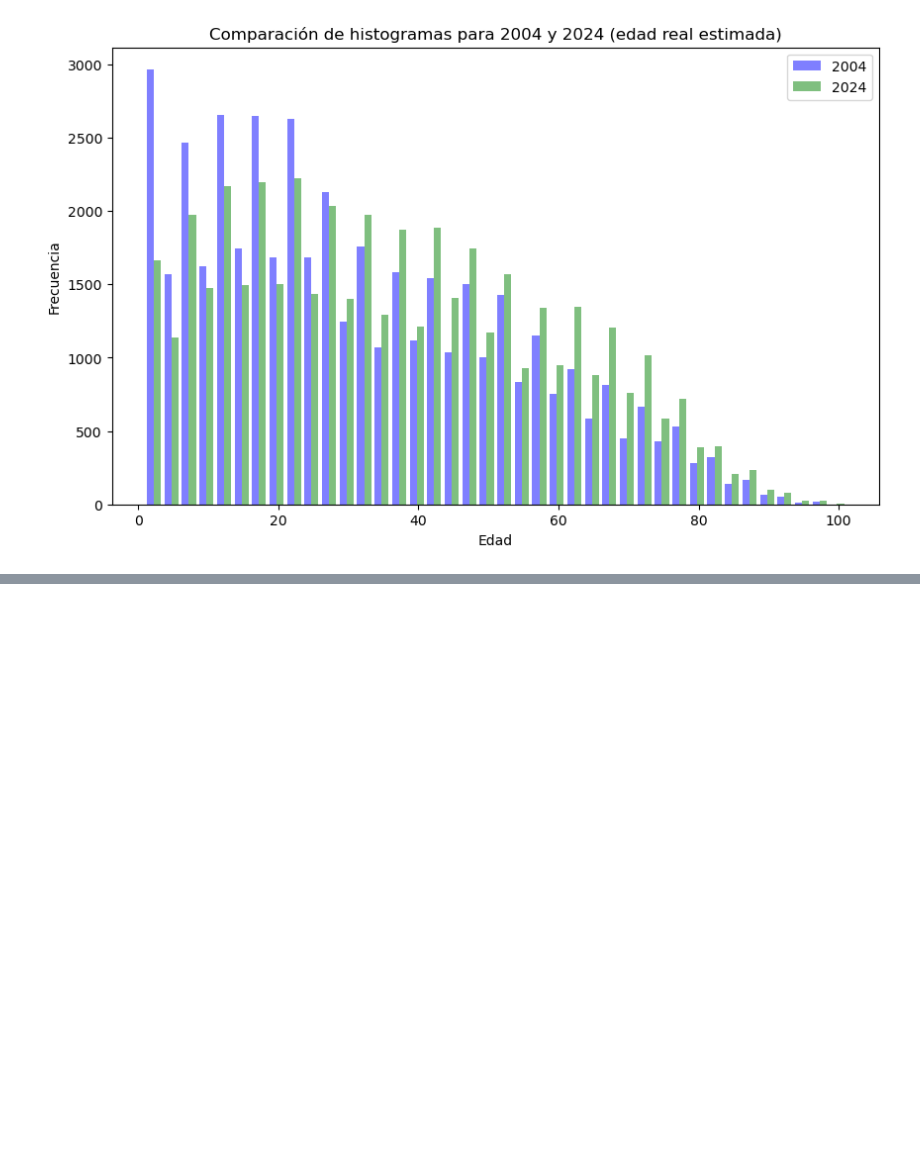
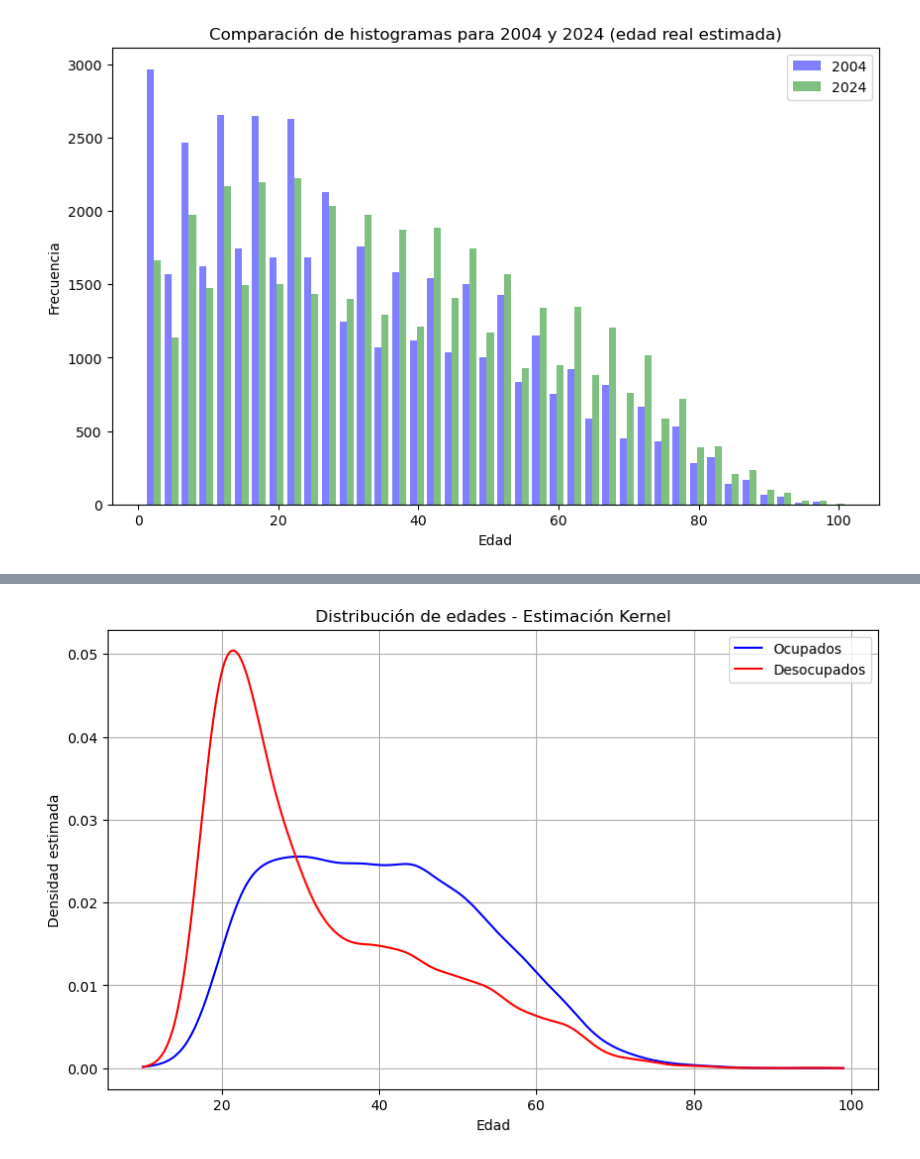
Before and after one commit to jtomasello247/Big_Data_TP3_Grupo13, a Jupyter notebook: TP3.ipynb, the cells around one changed output, grey strips where cells are left out. Drawn from its saved outputs; the diff is of its cells as text; code cells hidden in the pictures; blank space fills up the shorter version.

Commit message:
Kernel punto 1

```diff
--- a/TP3.ipynb
+++ b/TP3.ipynb
@@ -258,0 +294,12 @@ plt.show()
+# %%
+df2024estado=df2024[["ANO4","ESTADO","CH06"]]
+# %%
+df2024estado
+valores_permitidos = [1,2]  # los valores que querés conservar
+
+df2024estado = df2024estado[df2024estado['ESTADO'].isin(valores_permitidos)]
+# %%
+df2024estado = df2024estado.rename(columns={"ESTADO": "estado","ANO4":"año","CH06":"edad"})
+# %%
+PanelB = pd.concat([df2004estado, df2024estado])
+PanelB
@@ -258,0 +320,28 @@ plt.show()
+# %%
+ocupados = PanelB[PanelB['estado'] == 1]['edad'].dropna().values.reshape(-1, 1)
+desocupados = PanelB[PanelB['estado'] == 2]['edad'].dropna().values.reshape(-1, 1)
+
+# Rango para el eje X
+x_range = np.linspace(PanelB['edad'].min(), PanelB['edad'].max(), 1000).reshape(-1, 1)
+
+# Estimar KDE para ocupados
+kde_ocup = KernelDensity(kernel='gaussian', bandwidth=2).fit(ocupados)
+dens_ocup = np.exp(kde_ocup.score_samples(x_range))
+
+# Estimar KDE para desocupados
+kde_desocup = KernelDensity(kernel='gaussian', bandwidth=2).fit(desocupados)
+dens_desocup = np.exp(kde_desocup.score_samples(x_range))
+
+# Graficar
+plt.figure(figsize=(10, 6))
+plt.plot(x_range[:, 0], dens_ocup, color='blue', label='Ocupados')
+plt.plot(x_range[:, 0], dens_desocup, color='red', label='Desocupados')
+plt.title('Distribución de edades - Estimación Kernel')
+plt.xlabel('Edad')
+plt.ylabel('Densidad estimada')
+plt.legend()
+plt.grid(True)
+plt.show()
+#Podemos ver que el gráfico nos muestra una mayor distribución de desocupados entre los 20 y 25.
+# %% [output]
+[figure, added]
```
Also changed, not shown: parts of 12 cells of this notebook.
